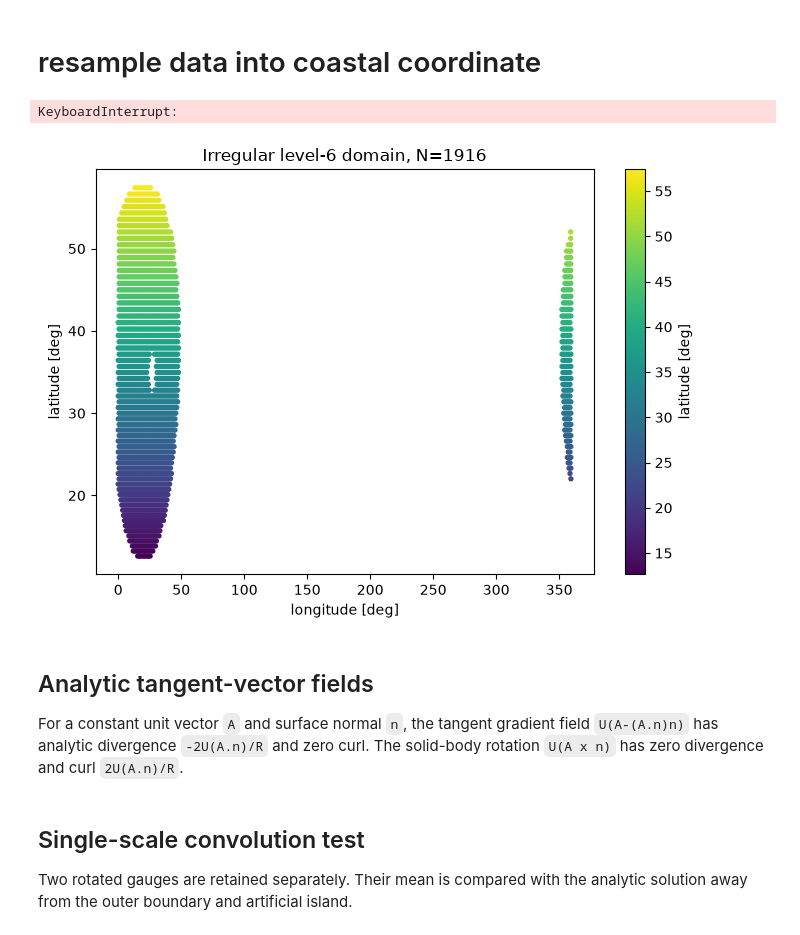
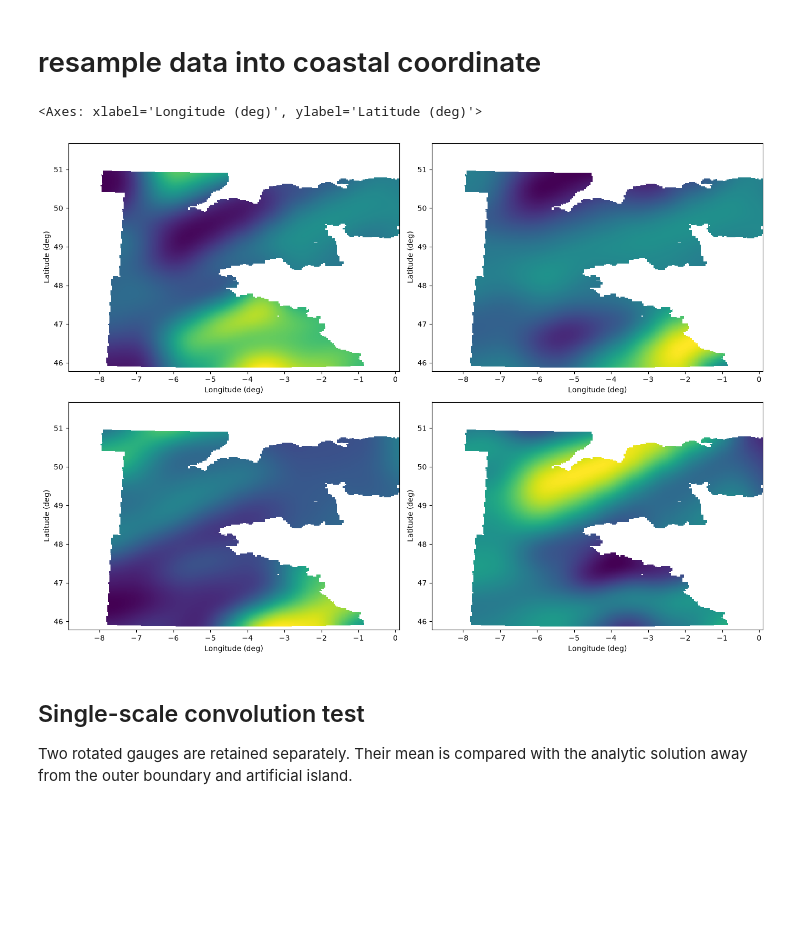
Before and after one commit to GRID4EARTH/healpix-analyse, a Jupyter notebook: Notebooks/divcurl_test.ipynb, the cells around one changed output. Saved outputs shown, nothing was run; the diff lists cells and outputs as text; code cells hidden in the pictures; blank space fills up the shorter version.

Commit message:
run div/curl

```diff
--- a/Notebooks/divcurl_test.ipynb
+++ b/Notebooks/divcurl_test.ipynb
@@ -173,7 +173,7 @@ from healpix_analyse.healpix_sht import HEALPixSHT
 
 ring_theta, ring_phi_list, ring_counts, idx = build_rings_from_latlon(np.deg2rad(90.0-dsG.latitude.values),
                          np.deg2rad(dsG.longitude.values))
-ilevel=8
+ilevel=7
 nside_out=2**ilevel # keep small to get rapid results
 
 almu = map2alm_latlon(torch.tensor(dsG.u10.values[0,idx],device='cuda:0'),
@@ -200,42 +202,29 @@ mollview(curl.cpu().numpy(),cmap='coolwarm',title=str(dsG.time.values)+' curl',h
 # %% [markdown]
 # resample data into coastal coordinate
 # %%
-from healpix_analyse.up  import HealPixUp
+from healpix_analyse import HealPixResampler
 
-up_op=HealPixUp(level=ilevel,ellipsoid='sphere',cell_ids=cell_ids//(4**)
+resampler = HealPixResampler(
+    in_level=ilevel,
+    out_level=LEVEL,
+    in_cell_ids=None,
+    out_cell_ids=cell_ids,
+    ellipsoid="sphere",
+    dtype=torch.float64,
+    device=device,
+)
+
+out_u, out_ids = resampler(imu)
+out_v, out_ids = resampler(imv)
+out_curl, out_ids = resampler(div)
+out_div, out_ids = resampler(curl)
+cell_ids = out_ids
+
+plt.figure(figsize=(14, 10))
+lgnomproject(cell_ids,out_u.cpu().numpy(), 2**LEVEL,hold=False,sub=(2,2,1),interp=True)
+lgnomproject(cell_ids,out_v.cpu().numpy(), 2**LEVEL,hold=False,sub=(2,2,2),interp=True)
+lgnomproject(cell_ids,out_curl.cpu().numpy(), 2**LEVEL,hold=False,sub=(2,2,3),interp=True)
+lgnomproject(cell_ids,out_div.cpu().numpy(), 2**LEVEL,hold=False,sub=(2,2,4),interp=True)
 # %% [output]
-KeyboardInterrupt:
+<Axes: xlabel='Longitude (deg)', ylabel='Latitude (deg)'>
+[figure, added]
-# %%
-LEVEL = 6
-CENTRE = (20.0, 35.0)
-OUTER_RADIUS_DEG = 22.0
-candidate_ids, _, _ = healpix_geo.nested.cone_coverage(
-    CENTRE, OUTER_RADIUS_DEG, LEVEL, ellipsoid="sphere"
-)
-candidate_ids = np.asarray(candidate_ids, dtype=np.int64)
-candidate_lon, candidate_lat = healpix_geo.nested.healpix_to_lonlat(
-    candidate_ids.tolist(), LEVEL, ellipsoid="sphere"
-)
-candidate_lon = np.asarray(candidate_lon)
-candidate_lat = np.asarray(candidate_lat)
-island = ((candidate_lon - 27.0) / 3.2) ** 2 + ((candidate_lat - 35.0) / 2.5) ** 2 < 1.0
-cell_ids = candidate_ids[~island]
-lon, lat = healpix_geo.nested.healpix_to_lonlat(
-    cell_ids.tolist(), LEVEL, ellipsoid="sphere"
-)
-lon = np.asarray(lon, dtype=np.float64)
-lat = np.asarray(lat, dtype=np.float64)
-
-plt.figure(figsize=(7, 5))
-plt.scatter(lon, lat, c=lat, s=8, cmap="viridis")
-plt.xlabel("longitude [deg]")
-plt.ylabel("latitude [deg]")
-plt.title(f"Irregular level-{LEVEL} domain, N={len(cell_ids)}")
-plt.colorbar(label="latitude [deg]")
-plt.tight_layout()
-# %% [output]
-[figure, removed]
-# %% [markdown]
-## Analytic tangent-vector fields
-
-For a constant unit vector `A` and surface normal `n`, the tangent gradient field `U(A-(A.n)n)` has analytic divergence `-2U(A.n)/R` and zero curl. The solid-body rotation `U(A x n)` has zero divergence and curl `2U(A.n)/R`.
```
Also changed, not shown: parts of 11 cells of this notebook, 1 other file.
